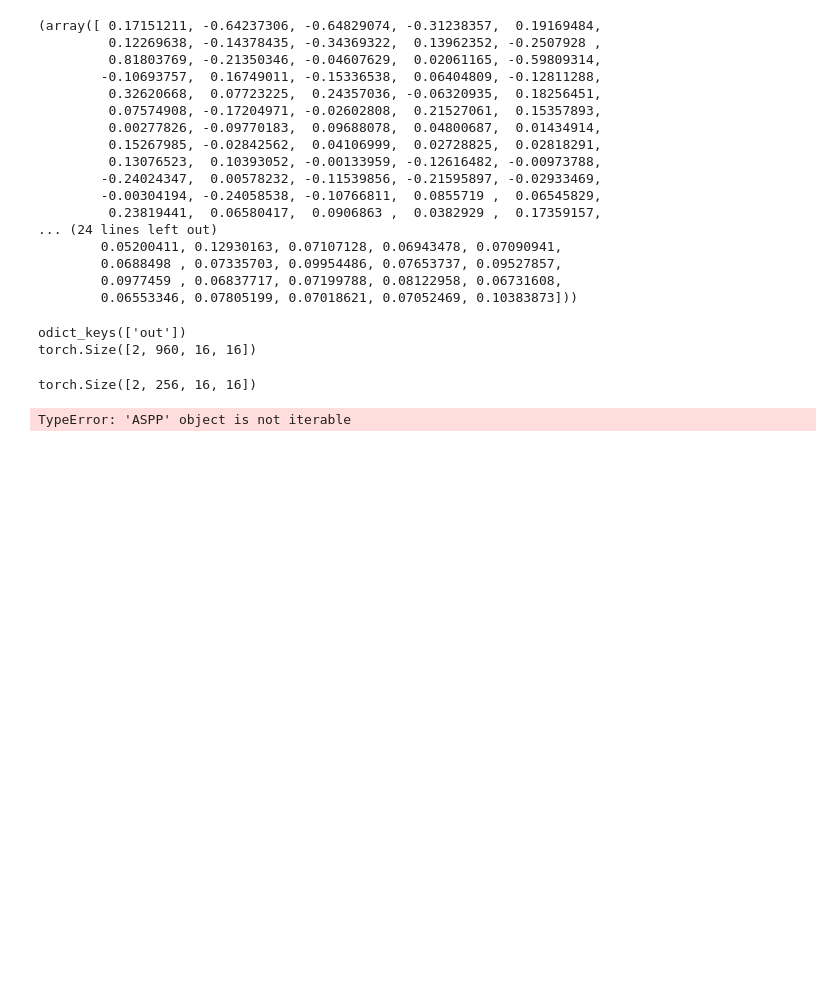
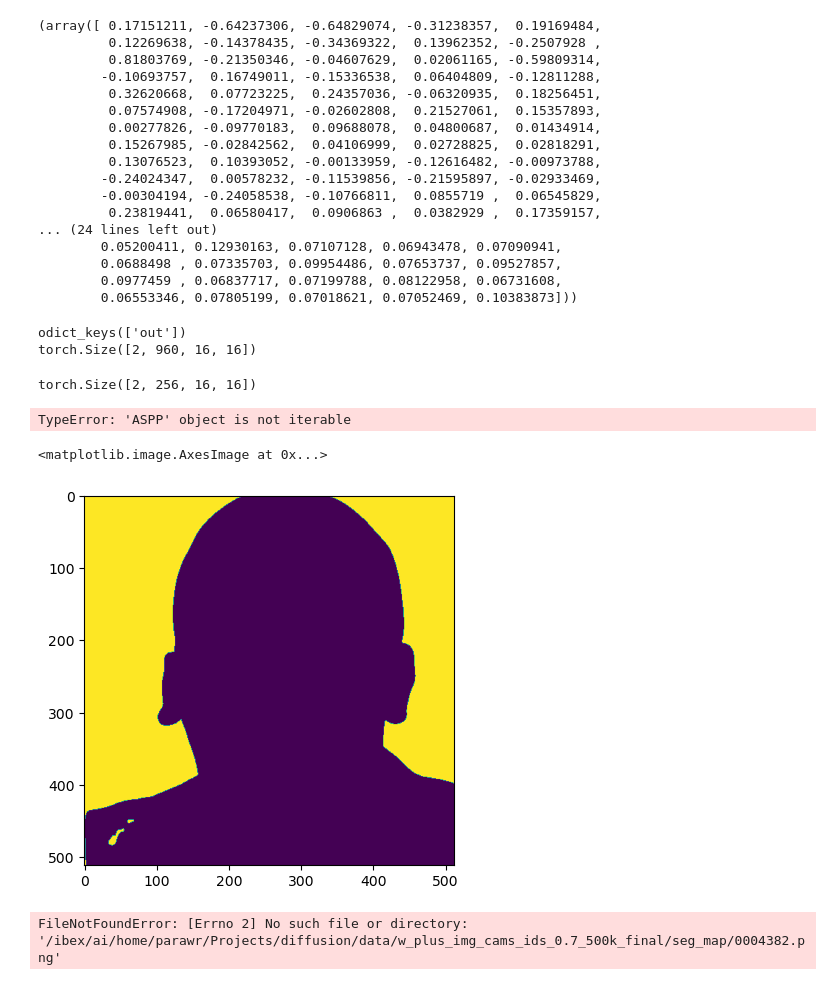
Before and after one commit to wamiq-reyaz/diffusion_face, a Jupyter notebook: notebooks/demo.ipynb, the cells around one changed output. Drawn from its saved outputs; the diff is of its cells as text; code cells hidden in the pictures; blank space fills up the shorter version.

```diff
--- a/notebooks/demo.ipynb
+++ b/notebooks/demo.ipynb
@@ -1129,0 +1138,21 @@ TypeError: 'ASPP' object is not iterable
+# %%
+plt.imshow(np.asarray(img_pil) == 0)
+# %% [output]
+<matplotlib.image.AxesImage at 0x...>
+[figure, added]
+# %%
+args = Namespace(
+    base_dir = '/ibex/ai/home/parawr/Projects/diffusion/data/w_plus_img_cams_ids_0.7_500k_final/'
+)
+
+IDX = 4382
+base_pil = Image.open(os.path.join(args.base_dir, 'images', str(IDX).zfill(7) + '.png'))
+img_pil = Image.open(os.path.join(args.base_dir, 'seg_map', str(IDX).zfill(7) + '.png'))
+attr = np.load(os.path.join(args.base_dir, 'attr', str(IDX).zfill(7) + '.npy'))
+
+
+
+plt.imshow(base_pil)
+plt.imshow(random_cmap[np.asarray(img_pil, dtype=np.int32)], alpha=0.5)
+# %% [output]
+FileNotFoundError: [Errno 2] No such file or directory: '/ibex/ai/home/parawr/Projects/diffusion/data/w_plus_img_cams_ids_0.7_500k_final/seg_map/0004382.png'
```
Also changed, not shown: parts of 6 cells of this notebook, 12 other files.
